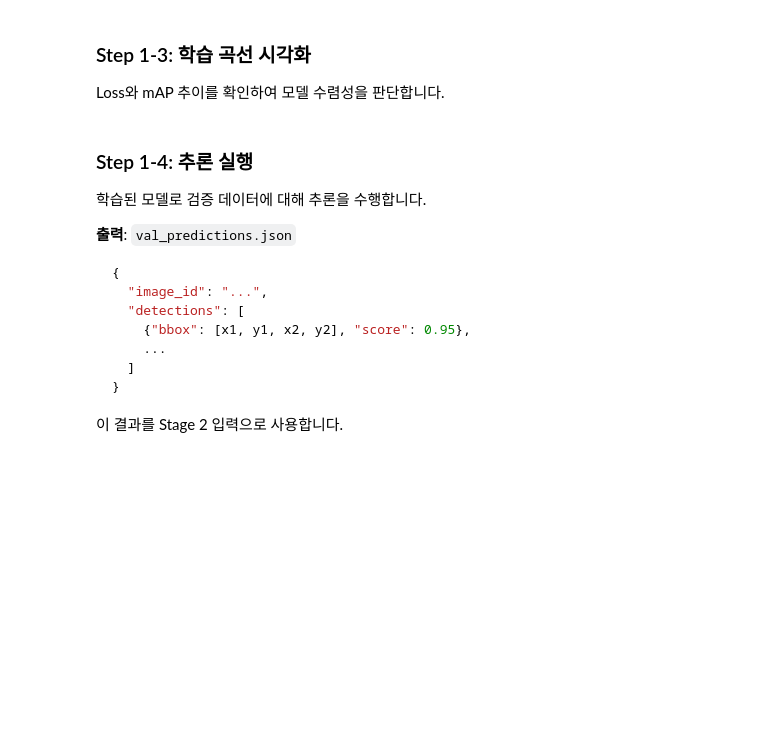
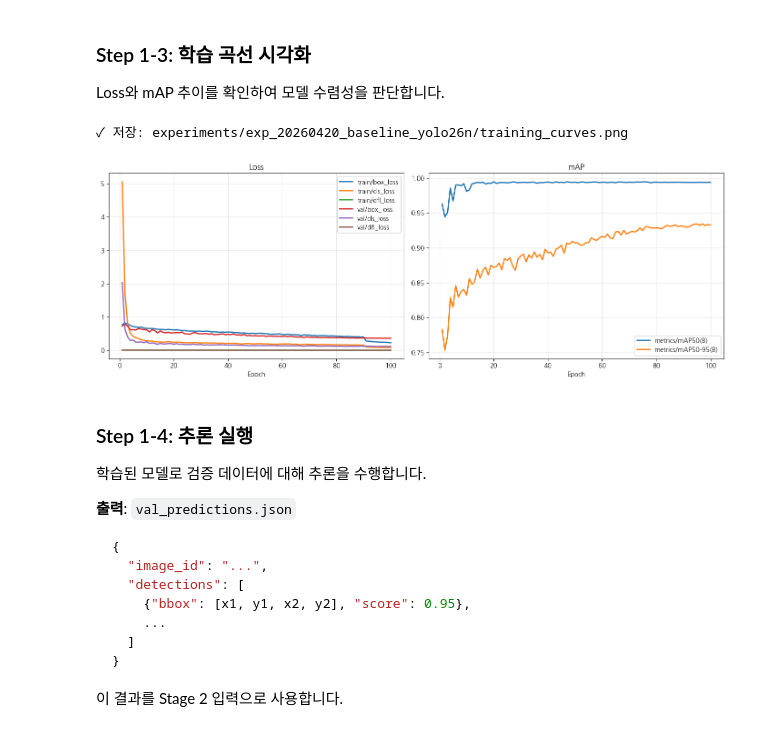
Before and after one commit to Codeit-Part2-2Team/codeit-part2-2team-project, a Jupyter notebook: notebooks/pipeline_tutorial.ipynb, the cells around one changed output. Saved outputs shown, nothing was run; the diff lists cells and outputs as text; code cells hidden in the pictures; blank space fills up the shorter version.

```diff
--- a/notebooks/pipeline_tutorial.ipynb
+++ b/notebooks/pipeline_tutorial.ipynb
@@ -89,12 +145,15 @@ EXP_NAME = "exp_20260420_baseline_yolo26n"
 S1_CONFIG = f"experiments/{EXP_NAME}/s1_config.yaml"  # Stage 1 설정
 S2_CONFIG = "experiments/stage2_classifier/config.yaml"  # Stage 2 설정
 DATA_YAML = "data/processed/dataset.yaml"  # 데이터셋 정의
+VAL_IMG_DIR = Path("data/processed/images/val")  # val 원본 이미지
+VAL_LABEL_DIR = Path("data/processed/labels/val")  # val YOLO 라벨
 
 # 모델 가중치 경로
 BEST_PT_S1 = f"experiments/{EXP_NAME}/weights/best.pt"  # Stage 1 best 모델
 BEST_PT_S2 = "experiments/stage2_classifier/exp_YYYYMMDD_resnet50_baseline/weights/best.pt"  # Stage 2 best 모델
 
 # 입출력 경로
+RESULTS_CSV = f"experiments/{EXP_NAME}/results.csv"  # Stage 1 학습 로그
 PRED_OUTPUT = f"experiments/{EXP_NAME}/val_predictions.json"  # Stage 1 추론 결과
 CROP_DIR = Path(f"experiments/{EXP_NAME}/stage1_crops")  # Stage 1 추론 crop (시각화용)
 GT_CROP_DIR = Path("data/processed/crops")  # GT crop (Stage 2 학습용)
@@ -105,6 +164,8 @@ paths_to_check = {
     "S1 설정": S1_CONFIG,
     "S2 설정": S2_CONFIG,
     "데이터": DATA_YAML,
+    "val 이미지": str(VAL_IMG_DIR),
+    "val 라벨": str(VAL_LABEL_DIR),
     "GT crop": str(GT_CROP_DIR),
 }
 
@@ -226,7 +335,18 @@ Loss와 mAP 추이를 확인하여 모델 수렴성을 판단합니다.
 # %%
 from src.utils.visualize import plot_training_curves
 
-plot_training_curves(RESULTS_CSV, save_dir=Path(f"experiments/{EXP_NAME}"))
+# 경로 변수 셀을 건너뛰고 실행한 경우를 위한 fallback
+if "RESULTS_CSV" not in globals():
+    RESULTS_CSV = f"experiments/{EXP_NAME}/results.csv"
+
+if Path(RESULTS_CSV).exists():
+    plot_training_curves(RESULTS_CSV, save_dir=Path(f"experiments/{EXP_NAME}"))
+else:
+    print(f"⚠️ results.csv 없음: {RESULTS_CSV}")
+    print("   Stage 1 학습 셀을 실행했거나, 실험 경로가 맞는지 확인하세요.")
+# %% [output]
+✓ 저장: experiments/exp_20260420_baseline_yolo26n/training_curves.png
+[figure, added]
 # %% [markdown]
 ### Step 1-4: 추론 실행
 
```
Also changed, not shown: parts of 30 cells of this notebook, 3 other files.
